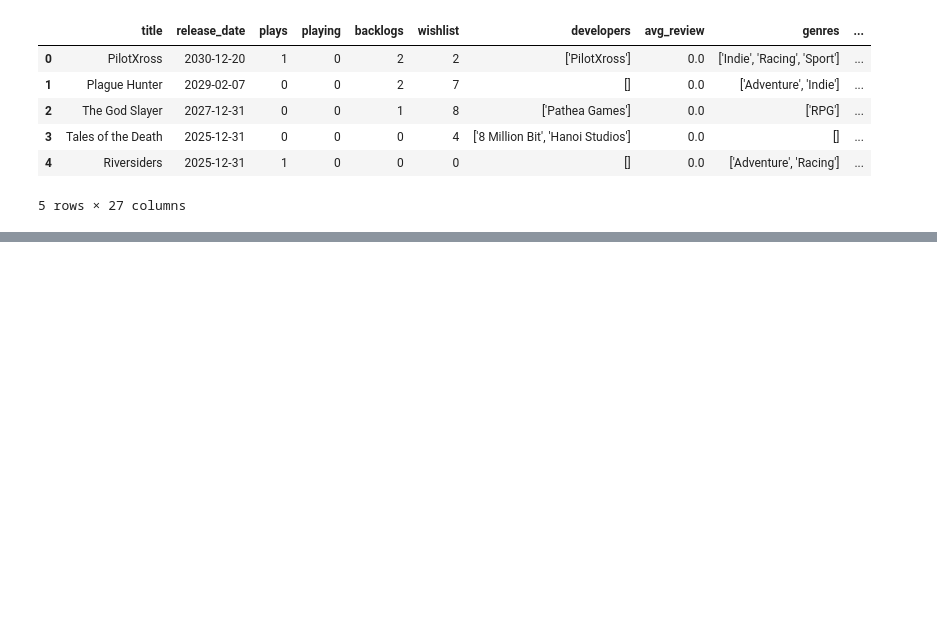
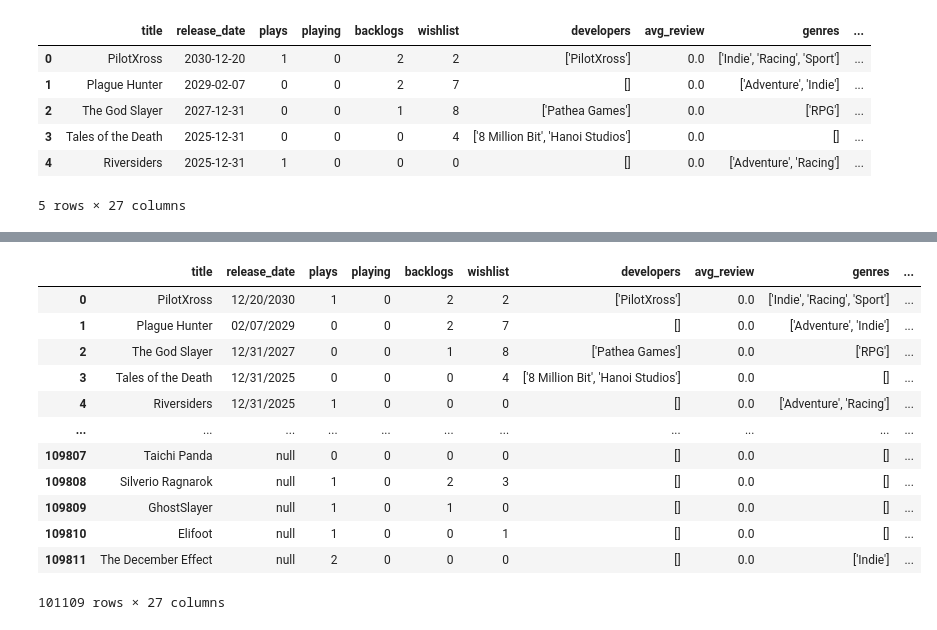
Before and after one commit to Ant-mel/legendary_game_recs, a Jupyter notebook: notebooks/Untitled.ipynb, the cells around one changed output, grey strips where cells are left out. Drawn from its saved outputs; the diff is of its cells as text; code cells hidden in the pictures; blank space fills up the shorter version.

```diff
--- a/notebooks/Untitled.ipynb
+++ b/notebooks/Untitled.ipynb
@@ -47,2 +67,18 @@ df = drop_duplicates(df)
+# %%
+df
+# %% [output]
+|  | title | release_date | plays | playing | backlogs | wishlist | developers | avg_review | genres | ... |
+| 0 | PilotXross | 12/20/2030 | 1 | 0 | 2 | 2 | ['PilotXross'] | 0.0 | ['Indie', 'Racing', 'Sport'] | ... |
+| 1 | Plague Hunter | 02/07/2029 | 0 | 0 | 2 | 7 | [] | 0.0 | ['Adventure', 'Indie'] | ... |
+| 2 | The God Slayer | 12/31/2027 | 0 | 0 | 1 | 8 | ['Pathea Games'] | 0.0 | ['RPG'] | ... |
+| 3 | Tales of the Death | 12/31/2025 | 0 | 0 | 0 | 4 | ['8 Million Bit', 'Hanoi Studios'] | 0.0 | [] | ... |
+| 4 | Riversiders | 12/31/2025 | 1 | 0 | 0 | 0 | [] | 0.0 | ['Adventure', 'Racing'] | ... |
+| ... | ... | ... | ... | ... | ... | ... | ... | ... | ... | ... |
+| 109807 | Taichi Panda | null | 0 | 0 | 0 | 0 | [] | 0.0 | [] | ... |
+| 109808 | Silverio Ragnarok | null | 1 | 0 | 2 | 3 | [] | 0.0 | [] | ... |
+| 109809 | GhostSlayer | null | 1 | 0 | 1 | 0 | [] | 0.0 | [] | ... |
+| 109810 | Elifoot | null | 1 | 0 | 0 | 1 | [] | 0.0 | [] | ... |
+| 109811 | The December Effect | null | 2 | 0 | 0 | 0 | [] | 0.0 | ['Indie'] | ... |
+101109 rows × 27 columns
 # %%
 df = cleaning_in_notebook(df)
```
Also changed, not shown: parts of 14 cells of this notebook, 1 other file.
